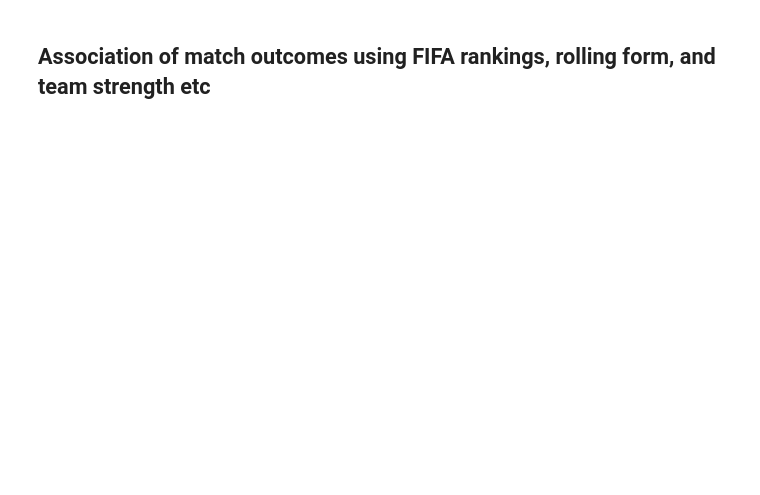
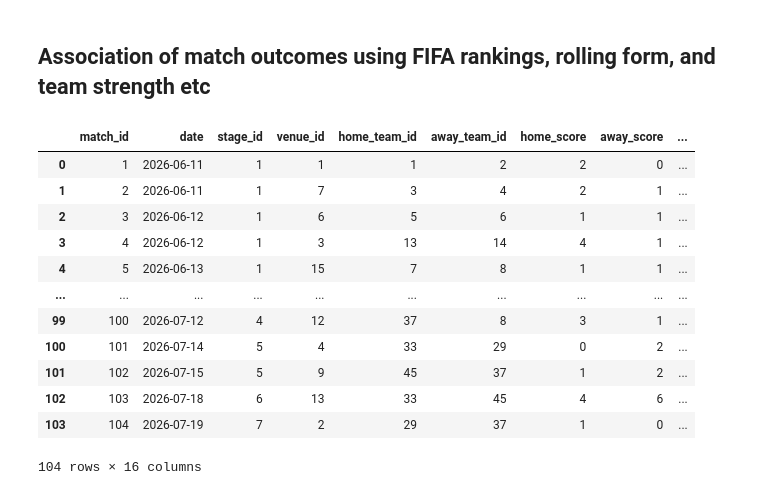
Before and after one commit to quantwothree/making-sense-of-FIFA, a Jupyter notebook: FIFA.ipynb, the cells around one changed output. Cells and saved outputs as stored; diff of their text form; code cells hidden in the pictures; blank space fills up the shorter version.

```diff
--- a/FIFA.ipynb
+++ b/FIFA.ipynb
@@ -468,2 +493,31 @@ Fatigue indicator: Most Fouls = Seattle Stadium (Lumen Field) (12.125 fouls/game
 # %% [markdown]
 ## Association of match outcomes using FIFA rankings, rolling form, and team strength etc ##
+# %%
+# merge the home team's stats to the matches
+df_home_merged = pd.merge(
+    df_matches_cleaned,
+    df_teams_cleaned[['team_id', 'team_name', 'fifa_ranking_pre_tournament', 'elo_rating']],
+    left_on='home_team_id',
+    right_on='team_id',
+    how='inner'
+).rename(columns={
+    'team_name': 'home_team',
+    'fifa_ranking_pre_tournament': 'home_fifa_rank',
+    'elo_rating': 'home_elo'
+}).drop(columns=['team_id'])
+
+display(df_home_merged)
+# %% [output]
+|  | match_id | date | stage_id | venue_id | home_team_id | away_team_id | home_score | away_score | ... |
+| 0 | 1 | 2026-06-11 | 1 | 1 | 1 | 2 | 2 | 0 | ... |
+| 1 | 2 | 2026-06-11 | 1 | 7 | 3 | 4 | 2 | 1 | ... |
+| 2 | 3 | 2026-06-12 | 1 | 6 | 5 | 6 | 1 | 1 | ... |
+| 3 | 4 | 2026-06-12 | 1 | 3 | 13 | 14 | 4 | 1 | ... |
+| 4 | 5 | 2026-06-13 | 1 | 15 | 7 | 8 | 1 | 1 | ... |
+| ... | ... | ... | ... | ... | ... | ... | ... | ... | ... |
+| 99 | 100 | 2026-07-12 | 4 | 12 | 37 | 8 | 3 | 1 | ... |
+| 100 | 101 | 2026-07-14 | 5 | 4 | 33 | 29 | 0 | 2 | ... |
+| 101 | 102 | 2026-07-15 | 5 | 9 | 45 | 37 | 1 | 2 | ... |
+| 102 | 103 | 2026-07-18 | 6 | 13 | 33 | 45 | 4 | 6 | ... |
+| 103 | 104 | 2026-07-19 | 7 | 2 | 29 | 37 | 1 | 0 | ... |
+104 rows × 16 columns
```
Also changed, not shown: parts of 11 cells of this notebook.
